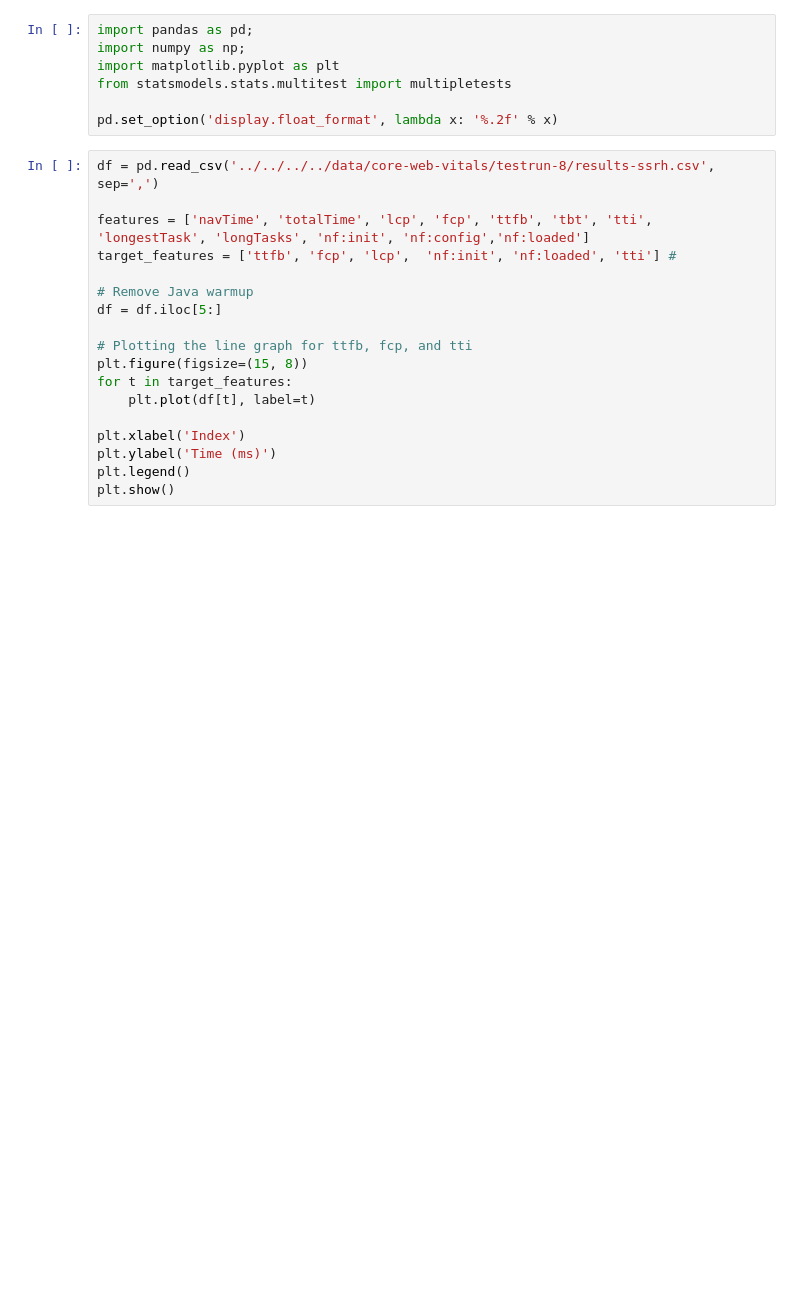
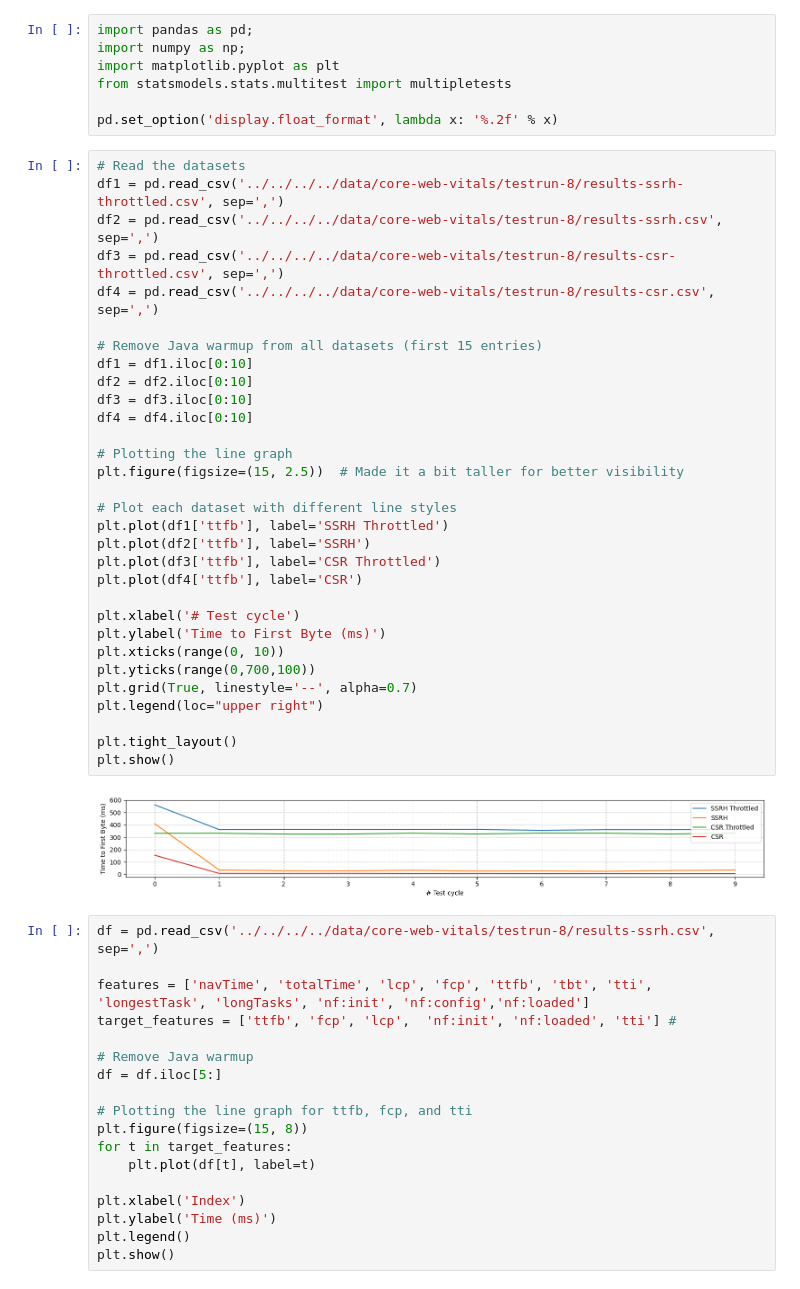
Before and after one commit to Aukevanoost/migrating-stateful-monoliths-to-microfrontends, a Jupyter notebook: analytics/notebooks/core-web-vitals/testrun-8/individual-runs/ssrh.ipynb, the cells around one changed output. Drawn from its saved outputs; the diff is of its cells as text; blank space fills up the shorter version.

Commit message:
Testrun 8 - CSR - shared deps

```diff
--- a/analytics/notebooks/core-web-vitals/testrun-8/individual-runs/ssrh.ipynb
+++ b/analytics/notebooks/core-web-vitals/testrun-8/individual-runs/ssrh.ipynb
@@ -5,6 +5,39 @@ import matplotlib.pyplot as plt
 from statsmodels.stats.multitest import multipletests
 
 pd.set_option('display.float_format', lambda x: '%.2f' % x)
+# %%
+# Read the datasets
+df1 = pd.read_csv('../../../../data/core-web-vitals/testrun-8/results-ssrh-throttled.csv', sep=',')
+df2 = pd.read_csv('../../../../data/core-web-vitals/testrun-8/results-ssrh.csv', sep=',')
+df3 = pd.read_csv('../../../../data/core-web-vitals/testrun-8/results-csr-throttled.csv', sep=',')
+df4 = pd.read_csv('../../../../data/core-web-vitals/testrun-8/results-csr.csv', sep=',')
+
+# Remove Java warmup from all datasets (first 15 entries)
+df1 = df1.iloc[0:10]
+df2 = df2.iloc[0:10]
+df3 = df3.iloc[0:10]
+df4 = df4.iloc[0:10]
+
+# Plotting the line graph
+plt.figure(figsize=(15, 2.5))  # Made it a bit taller for better visibility
+
+# Plot each dataset with different line styles
+plt.plot(df1['ttfb'], label='SSRH Throttled')
+plt.plot(df2['ttfb'], label='SSRH')
+plt.plot(df3['ttfb'], label='CSR Throttled')
+plt.plot(df4['ttfb'], label='CSR')
+
+plt.xlabel('# Test cycle')
+plt.ylabel('Time to First Byte (ms)')
+plt.xticks(range(0, 10))
+plt.yticks(range(0,700,100))
+plt.grid(True, linestyle='--', alpha=0.7)
+plt.legend(loc="upper right")
+
+plt.tight_layout()
+plt.show()
+# %% [output]
+[figure, added]
 # %%
 df = pd.read_csv('../../../../data/core-web-vitals/testrun-8/results-ssrh.csv', sep=',')
 
```
Also changed, not shown: 15 other files.
